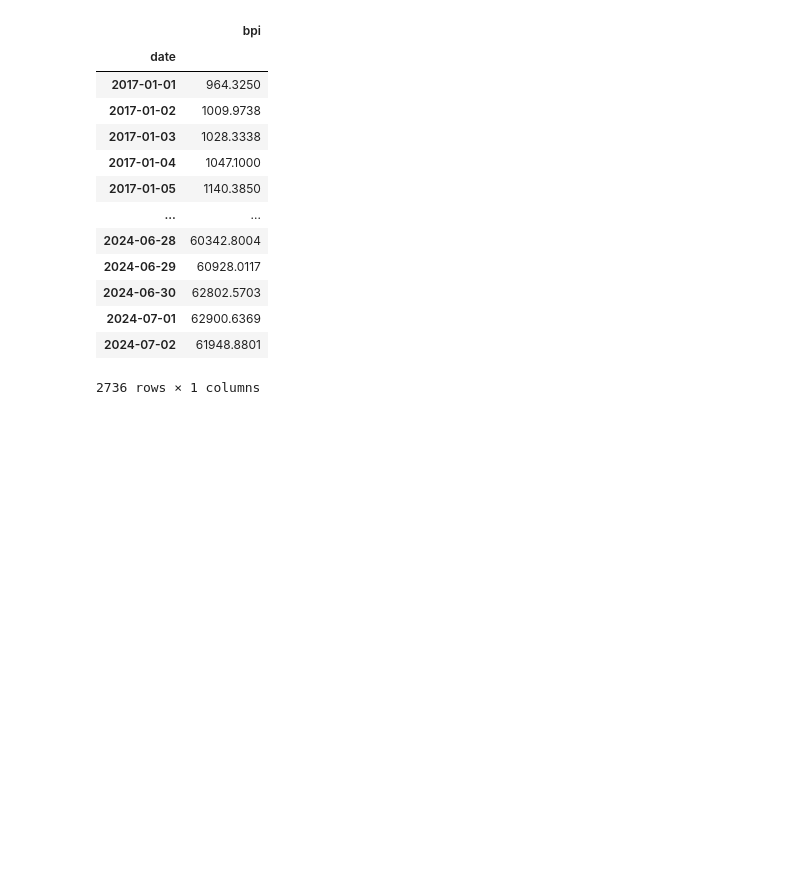
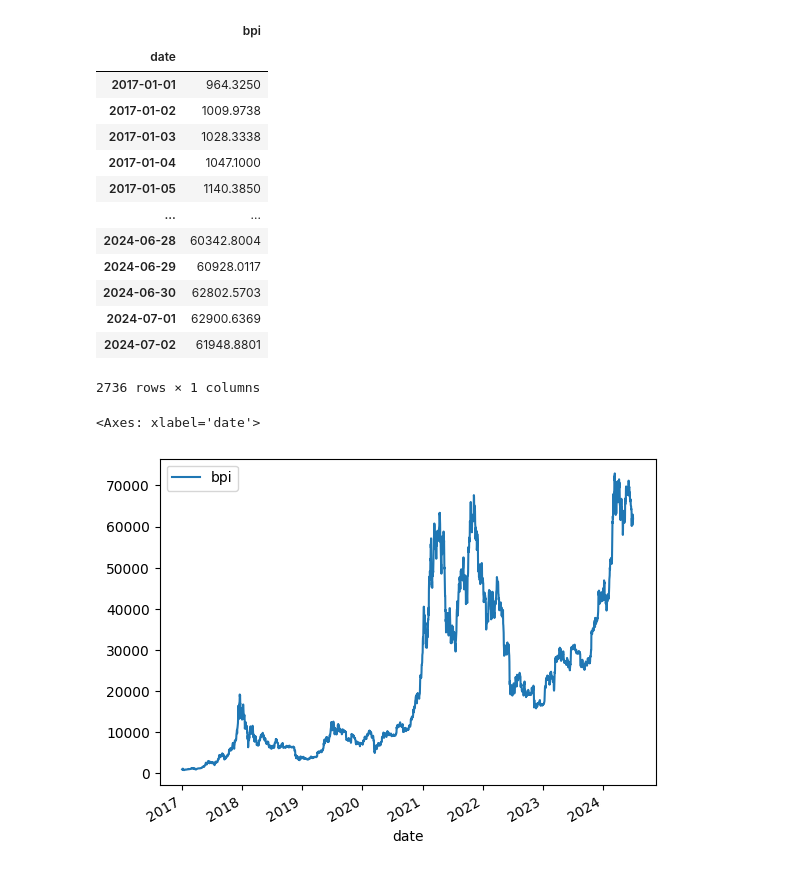
Before and after one commit to Aifedayo/Time-Series-Forecasting, a Jupyter notebook: src/notebook/time_series_functions.ipynb, the cells around one changed output. Cells and saved outputs as stored; diff of their text form; code cells hidden in the pictures; blank space fills up the shorter version.

```diff
--- a/src/notebook/time_series_functions.ipynb
+++ b/src/notebook/time_series_functions.ipynb
@@ -38,3 +38,8 @@ data
 | 2024-07-01 | 62900.6369 |
 | 2024-07-02 | 61948.8801 |
 2736 rows × 1 columns
+# %%
+data.plot()
+# %% [output]
+<Axes: xlabel='date'>
+[figure, added]
```
Also changed, not shown: parts of 18 cells of this notebook, 1 other file.
